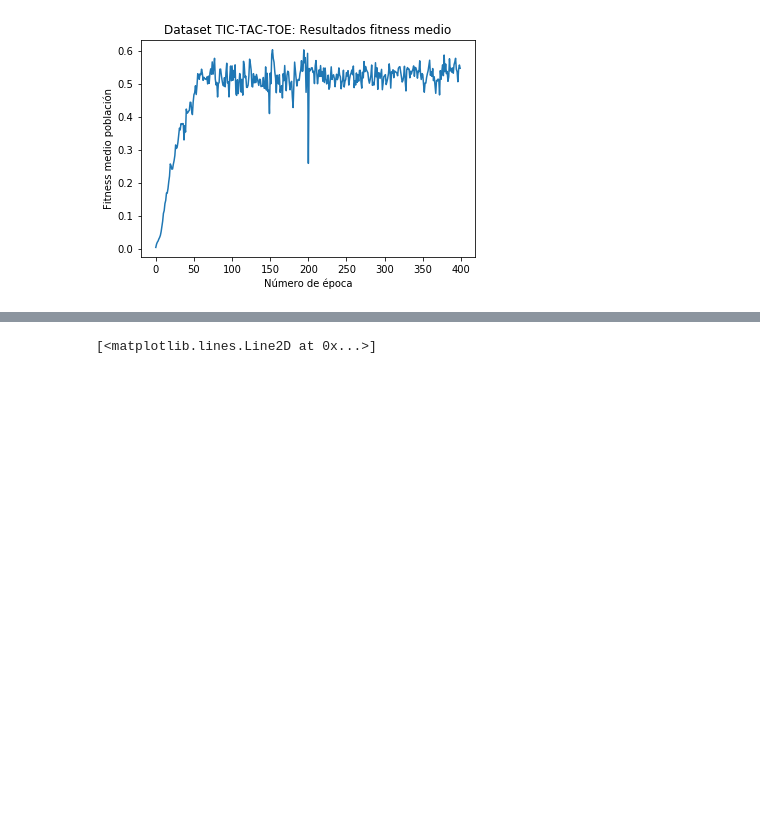
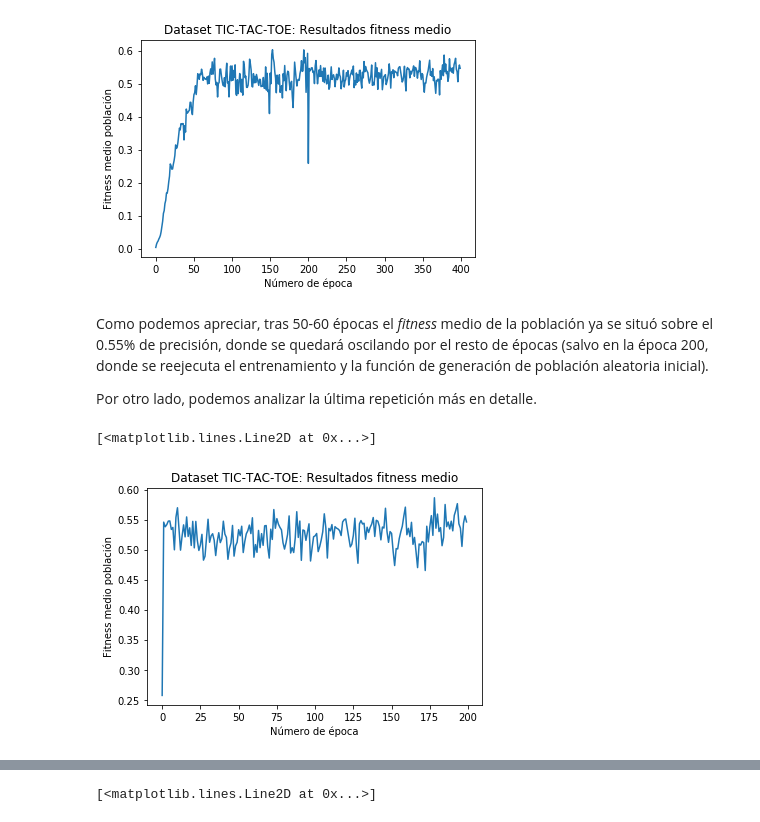
Before and after one commit to AlejandroSantorum/MachineLearning_Assignments, a Jupyter notebook: Assignment3/test_GA.ipynb, the cells around one changed output, grey strips where cells are left out. Cells and saved outputs as stored; diff of their text form; code cells hidden in the pictures; blank space fills up the shorter version.

Commit message:
Add explanations of some plots

```diff
--- a/Assignment3/test_GA.ipynb
+++ b/Assignment3/test_GA.ipynb
@@ -1170,3 +1188,15 @@ plt.plot(range(len(best_sol_ttt.mean_fitness_evol)), best_sol_ttt.mean_fitness_e
 # %% [output]
 [<matplotlib.lines.Line2D at 0x...>]
 [figure]
+# %% [markdown]
+Como podemos apreciar, tras 50-60 épocas el *fitness* medio de la población ya se situó sobre el 0.55% de precisión, donde se quedará oscilando por el resto de épocas (salvo en la época 200, donde se reejecuta el entrenamiento y la función de generación de población aleatoria inicial).
+
+Por otro lado, podemos analizar la última repetición más en detalle.
+# %%
+plt.title('Dataset TIC-TAC-TOE: Resultados fitness medio')
+plt.ylabel('Fitness medio población')
+plt.xlabel('Número de época')
+plt.plot(range(len(best_sol_ttt.mean_fitness_evol[200:])), best_sol_ttt.mean_fitness_evol[200:])
+# %% [output]
+[<matplotlib.lines.Line2D at 0x...>]
+[figure, added]
```
Also changed, not shown: parts of 9 cells of this notebook.
